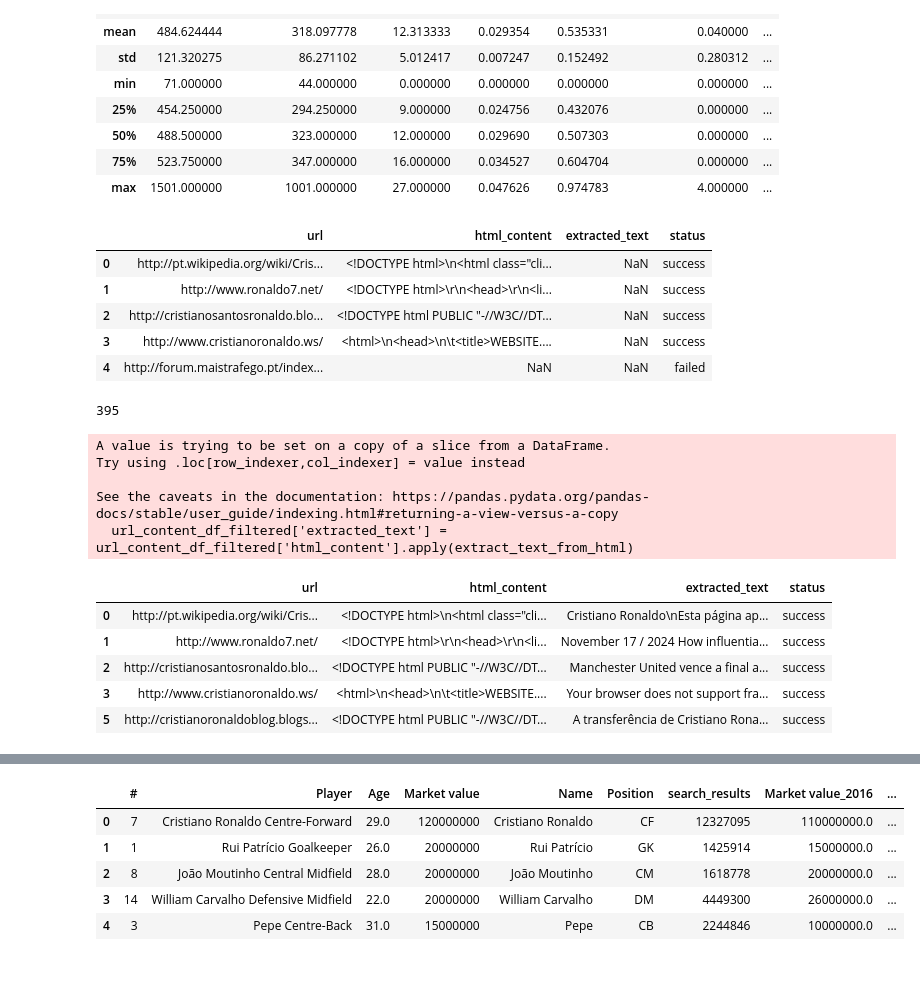
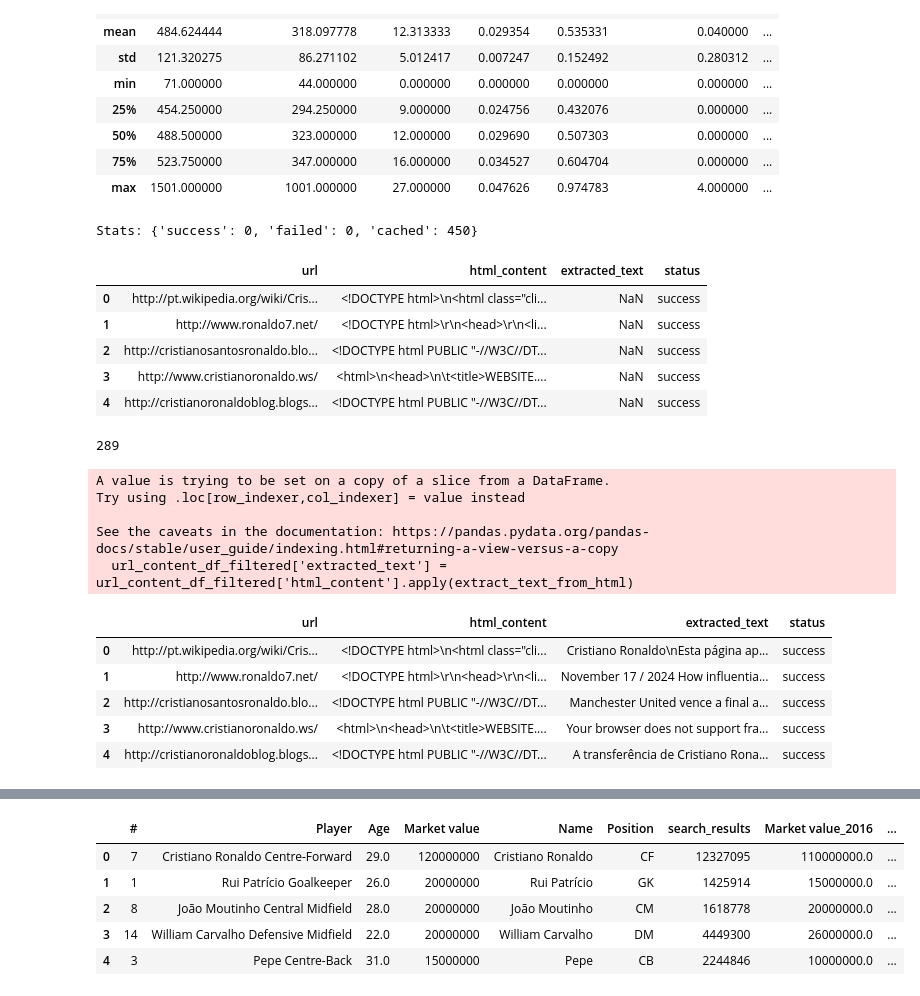
Before and after one commit to s126784/fcd, a Jupyter notebook: 126784-project2.ipynb, the cells around one changed output, grey strips where cells are left out. Saved outputs shown, nothing was run; the diff lists cells and outputs as text; code cells hidden in the pictures.

```diff
--- a/126784-project2.ipynb
+++ b/126784-project2.ipynb
@@ -304,7 +304,7 @@ aggregated_df.describe()
 | 75% | 523.750000 | 347.000000 | 16.000000 | 0.034527 | 0.604704 | 0.000000 | ... |
 | max | 1501.000000 | 1001.000000 | 27.000000 | 0.047626 | 0.974783 | 4.000000 | ... |
 # %%
-if os.path.exists('data/url_content.json'):
+if os.path.exists('data/url_content.csv'):
     url_content_df = pd.read_csv('data/url_content.csv')
 else:
     url_content_df = pd.DataFrame(columns=['url', 'html_content', 'extracted_text', 'status'])
@@ -327,52 +327,61 @@ def load_url_content(url: str):
         response.raise_for_status()
         return response.text
     except Exception as e:
-        print(f"Error fetching URL {url}: {str(e)}")
+        # print(f"Error fetching URL {url}: {str(e)}")
         return None
 
 # Process URLs in batches
+stats = {
+    'success': 0,
+    'failed': 0,
+    'cached': 0
+}
 for i, row in aggregated_df.iterrows():
     url = row['url']
 
-    # skip if URL is already processed
-    if url_content_df['url'].str.contains(url).any():
-        print(f"URL {url} already processed")
+    # skip if URL is already processed  (strict check)
+    if (url_content_df['url'] == url).any():
+        stats['cached'] += 1
         continue
 
     # Load and process URL
     html_content = load_url_content(url)
 
     if html_content:
         status = 'success'
+        stats['success'] += 1
     else:
         html_content = ''
         extracted_text = ''
         status = 'failed'
+        stats['failed'] += 1
 
     # Add to results
     url_content_df = pd.concat([url_content_df, pd.DataFrame({
         'url': [url],
         'html_content': [html_content],
         'extracted_text': [extracted_text],
         'status': [status]
     })], ignore_index=True)
     # print(f"Processed {i+1} URLs")
 
 url_content_df.to_csv('data/url_content.csv', index=False)
+print("Stats:", stats)
 url_content_df.head()
 # %% [output]
+Stats: {'success': 0, 'failed': 0, 'cached': 450}
 |  | url | html_content | extracted_text | status |
 | 0 | http://pt.wikipedia.org/wiki/Cris... | <!DOCTYPE html>\n<html class="cli... | NaN | success |
 | 1 | http://www.ronaldo7.net/ | ﻿<!DOCTYPE html>\r\n<head>\r\n<li... | NaN | success |
 | 2 | http://cristianosantosronaldo.blo... | <!DOCTYPE html PUBLIC "-//W3C//DT... | NaN | success |
 | 3 | http://www.cristianoronaldo.ws/ | <html>\n<head>\n\t<title>WEBSITE.... | NaN | success |
-| 4 | http://forum.maistrafego.pt/index... | NaN | NaN | failed |
+| 4 | http://cristianoronaldoblog.blogs... | <!DOCTYPE html PUBLIC "-//W3C//DT... | NaN | success |
 # %%
 #remove pages with status=failed
 url_content_df_filtered = url_content_df[url_content_df['status'] == 'success']
 len(url_content_df_filtered)
 # %% [output]
-395
+289
 # %%
 import trafilatura
 
@@ -388,6 +397,7 @@ def extract_text_from_html(html_content):
     """
     return trafilatura.extract(html_content)
 
+
 # Process HTML content
 url_content_df_filtered['extracted_text'] = url_content_df_filtered['html_content'].apply(extract_text_from_html)
 url_content_df_filtered.head()
@@ -402,4 +412,4 @@ See the caveats in the documentation: https://pandas.pydata.org/pandas-docs/stab
 | 1 | http://www.ronaldo7.net/ | ﻿<!DOCTYPE html>\r\n<head>\r\n<li... | November 17 / 2024 How influentia... | success |
 | 2 | http://cristianosantosronaldo.blo... | <!DOCTYPE html PUBLIC "-//W3C//DT... | Manchester United vence a final a... | success |
 | 3 | http://www.cristianoronaldo.ws/ | <html>\n<head>\n\t<title>WEBSITE.... | Your browser does not support fra... | success |
-| 5 | http://cristianoronaldoblog.blogs... | <!DOCTYPE html PUBLIC "-//W3C//DT... | A transferência de Cristiano Rona... | success |
+| 4 | http://cristianoronaldoblog.blogs... | <!DOCTYPE html PUBLIC "-//W3C//DT... | A transferência de Cristiano Rona... | success |
```
Also changed, not shown: parts of 13 cells of this notebook.
